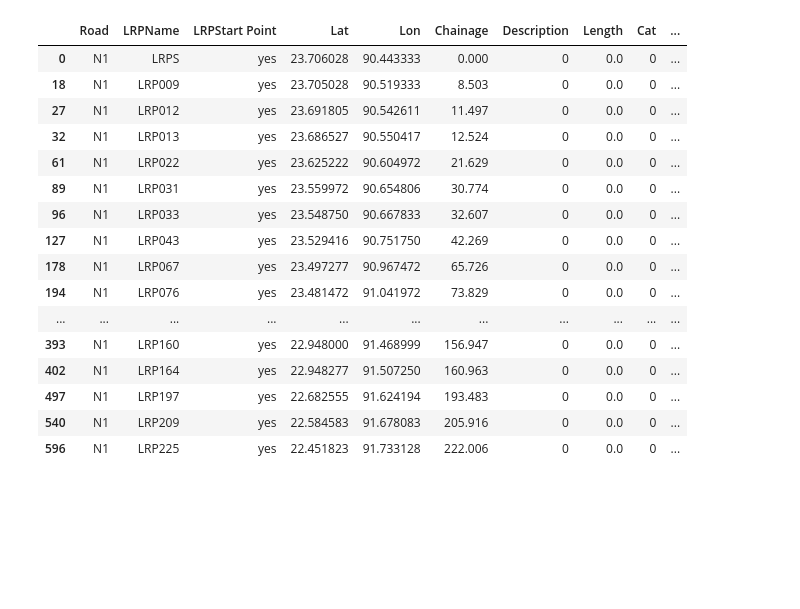
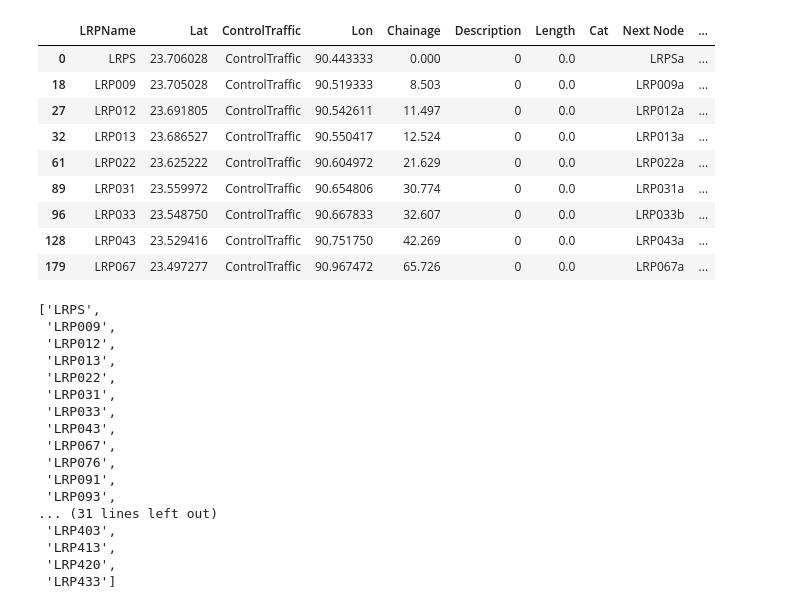
Before and after one commit to lauracrowley97/bangly-deshy, a Jupyter notebook: Assignment 4/Python/Assignment4DataPrep.ipynb, the cells around one changed output. Saved outputs shown, nothing was run; the diff lists cells and outputs as text; code cells hidden in the pictures; blank space fills up the shorter version.

```diff
--- a/Assignment 4/Python/Assignment4DataPrep.ipynb
+++ b/Assignment 4/Python/Assignment4DataPrep.ipynb
@@ -44,2 +64,15 @@ df2.head()
+# %%
+df2[df2['ControlTraffic'] == 'ControlTraffic'].iloc[0:9]
+# %% [output]
+|  | LRPName | Lat | ControlTraffic | Lon | Chainage | Description | Length | Cat | Next Node | ... |
+| 0 | LRPS | 23.706028 | ControlTraffic | 90.443333 | 0.000 | 0 | 0.0 |  | LRPSa | ... |
+| 18 | LRP009 | 23.705028 | ControlTraffic | 90.519333 | 8.503 | 0 | 0.0 |  | LRP009a | ... |
+| 27 | LRP012 | 23.691805 | ControlTraffic | 90.542611 | 11.497 | 0 | 0.0 |  | LRP012a | ... |
+| 32 | LRP013 | 23.686527 | ControlTraffic | 90.550417 | 12.524 | 0 | 0.0 |  | LRP013a | ... |
+| 61 | LRP022 | 23.625222 | ControlTraffic | 90.604972 | 21.629 | 0 | 0.0 |  | LRP022a | ... |
+| 89 | LRP031 | 23.559972 | ControlTraffic | 90.654806 | 30.774 | 0 | 0.0 |  | LRP031a | ... |
+| 96 | LRP033 | 23.548750 | ControlTraffic | 90.667833 | 32.607 | 0 | 0.0 |  | LRP033b | ... |
+| 128 | LRP043 | 23.529416 | ControlTraffic | 90.751750 | 42.269 | 0 | 0.0 |  | LRP043a | ... |
+| 179 | LRP067 | 23.497277 | ControlTraffic | 90.967472 | 65.726 | 0 | 0.0 |  | LRP067a | ... |
 # %%
 #df2.to_csv('AutoCreateSimioAssignment4.csv')
@@ -46,20 +79,0 @@ df2.head()
-# %%
-df2[df2['LRPStart Point'] == 'yes']
-# %% [output]
-|  | Road | LRPName | LRPStart Point | Lat | Lon | Chainage | Description | Length | Cat | ... |
-| 0 | N1 | LRPS | yes | 23.706028 | 90.443333 | 0.000 | 0 | 0.0 | 0 | ... |
-| 18 | N1 | LRP009 | yes | 23.705028 | 90.519333 | 8.503 | 0 | 0.0 | 0 | ... |
-| 27 | N1 | LRP012 | yes | 23.691805 | 90.542611 | 11.497 | 0 | 0.0 | 0 | ... |
-| 32 | N1 | LRP013 | yes | 23.686527 | 90.550417 | 12.524 | 0 | 0.0 | 0 | ... |
-| 61 | N1 | LRP022 | yes | 23.625222 | 90.604972 | 21.629 | 0 | 0.0 | 0 | ... |
-| 89 | N1 | LRP031 | yes | 23.559972 | 90.654806 | 30.774 | 0 | 0.0 | 0 | ... |
-| 96 | N1 | LRP033 | yes | 23.548750 | 90.667833 | 32.607 | 0 | 0.0 | 0 | ... |
-| 127 | N1 | LRP043 | yes | 23.529416 | 90.751750 | 42.269 | 0 | 0.0 | 0 | ... |
-| 178 | N1 | LRP067 | yes | 23.497277 | 90.967472 | 65.726 | 0 | 0.0 | 0 | ... |
-| 194 | N1 | LRP076 | yes | 23.481472 | 91.041972 | 73.829 | 0 | 0.0 | 0 | ... |
-| ... | ... | ... | ... | ... | ... | ... | ... | ... | ... | ... |
-| 393 | N1 | LRP160 | yes | 22.948000 | 91.468999 | 156.947 | 0 | 0.0 | 0 | ... |
-| 402 | N1 | LRP164 | yes | 22.948277 | 91.507250 | 160.963 | 0 | 0.0 | 0 | ... |
-| 497 | N1 | LRP197 | yes | 22.682555 | 91.624194 | 193.483 | 0 | 0.0 | 0 | ... |
-| 540 | N1 | LRP209 | yes | 22.584583 | 91.678083 | 205.916 | 0 | 0.0 | 0 | ... |
-| 596 | N1 | LRP225 | yes | 22.451823 | 91.733128 | 222.006 | 0 | 0.0 | 0 | ... |
@@ -65,0 +84,20 @@ df2[df2['LRPStart Point'] == 'yes']
+# %%
+l
+# %% [output]
+['LRPS',
+ 'LRP009',
+ 'LRP012',
+ 'LRP013',
+ 'LRP022',
+ 'LRP031',
+ 'LRP033',
+ 'LRP043',
+ 'LRP067',
+ 'LRP076',
+ 'LRP091',
+ 'LRP093',
+... (31 lines left out)
+ 'LRP403',
+ 'LRP413',
+ 'LRP420',
+ 'LRP433']
```
Also changed, not shown: parts of 4 cells of this notebook.
